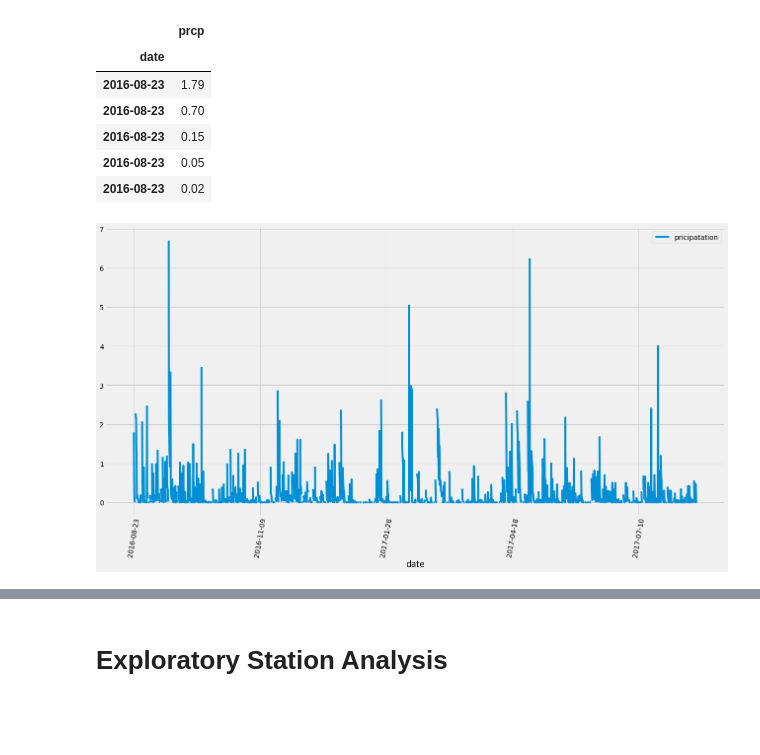
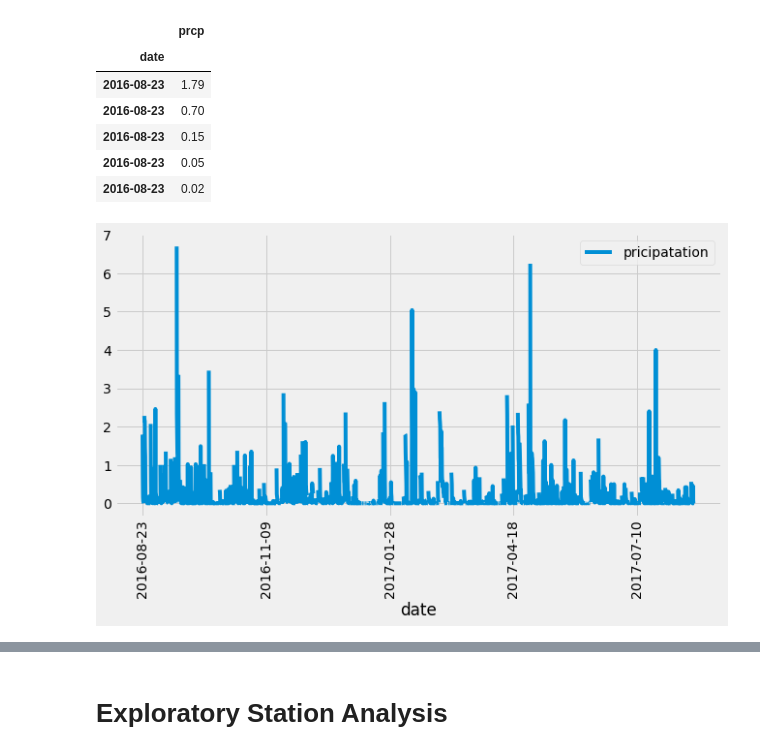
Before and after one commit to RZHANG2021/sqlalchemy-challenge, a Jupyter notebook: climate_starter.ipynb, the cells around one changed output, grey strips where cells are left out. Drawn from its saved outputs; the diff is of its cells as text; code cells hidden in the pictures; blank space fills up the shorter version.

```diff
--- a/climate_starter.ipynb
+++ b/climate_starter.ipynb
@@ -154,12 +154,11 @@ index_date.head(5)
 | 2016-08-23 | 0.02 |
 # %%
 # Plot the results using the DataFrame plot method.
-# fig=plt.figure(igsizef=(20,45))
-index_date.plot(y='prcp', rot=80, figsize=(20,10), label = 'pricipatation')
+index_date.plot(y='prcp', rot=90, figsize=(10,5), label = 'pricipatation')
 plt.legend(loc = 'upper right')
 plt.show()
 # %% [output]
-[figure, old version]
+[figure, new version]
 # %%
 # Use Pandas to calcualte the summary statistics for the precipitation data
 date_precipitation.describe
```
Also changed, not shown: parts of 1 cell of this notebook, 1 other file.
